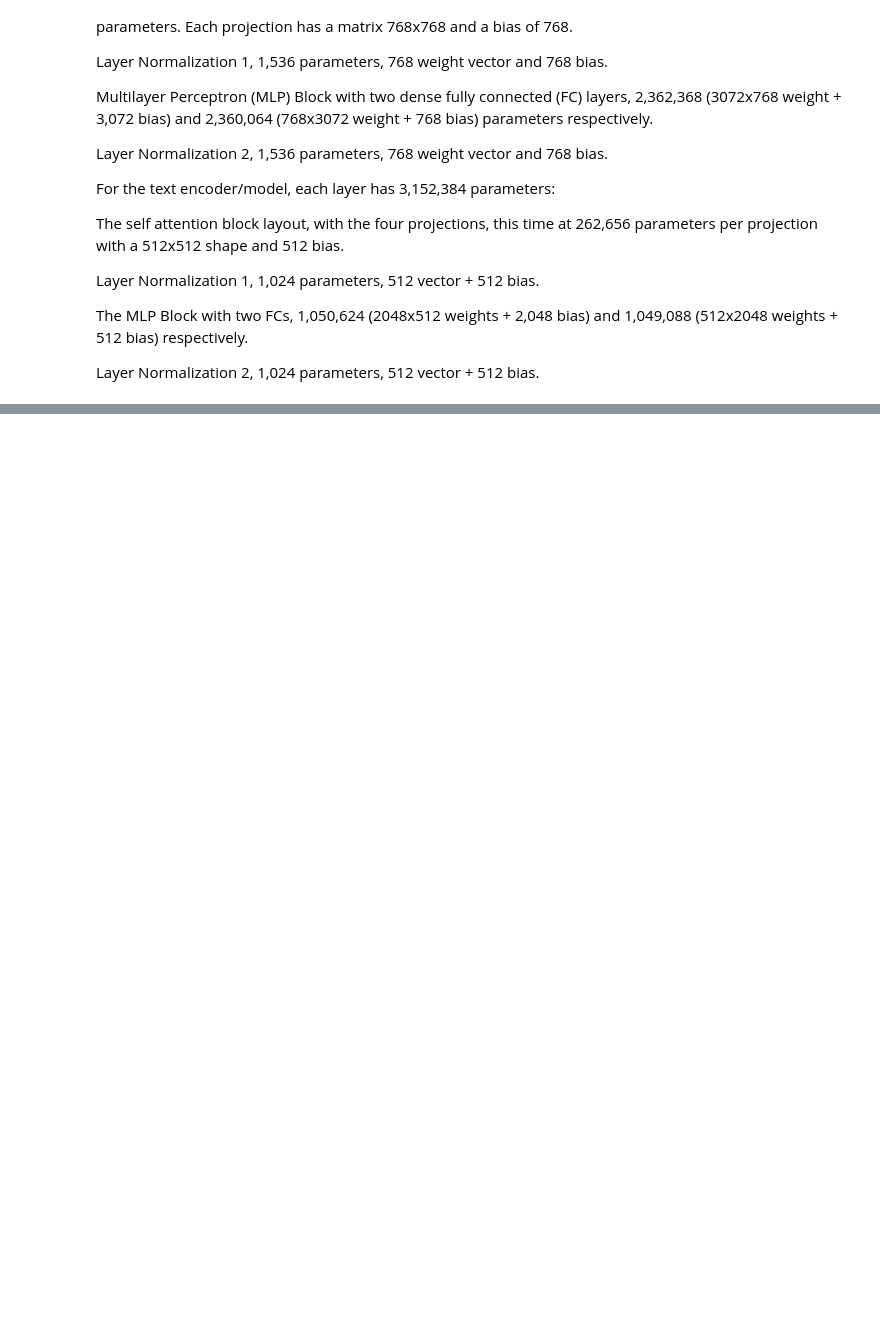
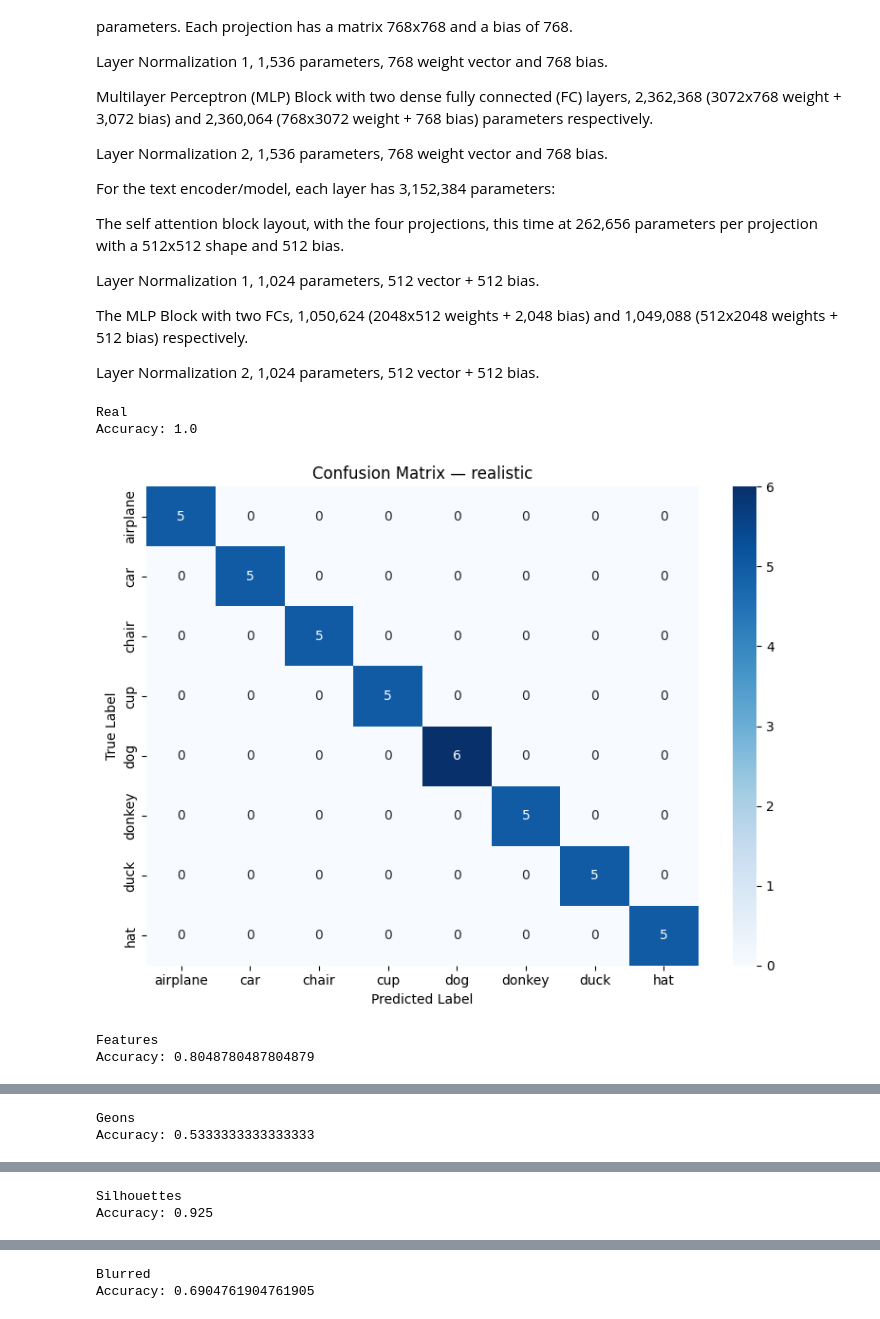
Before and after one commit to AdmiralJPJ/ai, a Jupyter notebook: ML_HW4_Q1.ipynb, the cells around one changed output, grey strips where cells are left out. Cells and saved outputs as stored; diff of their text form; code cells hidden in the pictures; blank space fills up the shorter version.

Commit message:
Updated confusion matrix

```diff
--- a/ML_HW4_Q1.ipynb
+++ b/ML_HW4_Q1.ipynb
@@ -145,6 +167,10 @@ The MLP Block with two FCs, 1,050,624 (2048x512 weights + 2,048 bias) and 1,049,
 
 Layer Normalization 2, 1,024 parameters, 512 vector + 512 bias.
 # %%
+import matplotlib.pyplot as plt
+import seaborn as sns
+
+model.to(device)
 model.eval()
 
 with torch.no_grad():
@@ -181,33 +207,55 @@ def evaluate_condition(dataloader, condition):
     accuracy = np.mean(np.array(y_true) == np.array(y_pred))
 
     return cm, accuracy
+
+def plot_confusion_matrix(cm, categories, condition):
+    plt.figure(figsize=(8, 6))
+    sns.heatmap(
+        cm,
+        annot=True,
+        fmt="d",
+        cmap="Blues",
+        xticklabels=categories,
+        yticklabels=categories
+    )
+    plt.xlabel("Predicted Label")
+    plt.ylabel("True Label")
+    plt.title(f"Confusion Matrix — {condition}")
+    plt.tight_layout()
+    plt.show()
 # %%
 real_cm, real_acc = evaluate_condition(real_dataloader, "realistic")
 
 print("\nReal")
 print("Accuracy:", real_acc)
-print("Confusion Matrix:", real_cm)
+plot_confusion_matrix(cm=real_cm, categories=categories, condition="realistic")
 
-feature_cm, feature_acc = evaluate_condition(feature_dataloader, "features"
+feature_cm, feature_acc = evaluate_condition(feature_dataloader, "features")
 
 print("\nFeatures")
 print("Accuracy:", feature_acc)
-print("Confusion Matrix:", feature_cm)
+plot_confusion_matrix(cm=feature_cm, categories=categories, condition="features")
 
 geon_cm, geon_acc = evaluate_condition(geon_dataloader, "geons")
 
 print("\nGeons")
 print("Accuracy:", geon_acc)
-print("Confusion Matrix:", geon_cm)
+plot_confusion_matrix(cm=geon_cm, categories=categories, condition="geons")
 
 sil_cm, sil_acc = evaluate_condition(sil_dataloader, "silhouettes")
 
 print("\nSilhouettes")
 print("Accuracy:", sil_acc)
-print("Confusion Matrix:", sil_cm)
+plot_confusion_matrix(cm=sil_cm, categories=categories, condition="silhouettes")
 
 blur_cm, blur_acc = evaluate_condition(blur_dataloader, "blurred")
 
 print("\nBlurred")
 print("Accuracy:", blur_acc)
-print("Confusion Matrix:", blur_cm)
+plot_confusion_matrix(cm=blur_cm, categories=categories, condition="blurred")
+# %% [output]
+Real
+Accuracy: 1.0
+[figure, added]
+Features
+Accuracy: 0.8048780487804879
@@ -213,0 +263,2 @@ print("Confusion Matrix:", blur_cm)
+Geons
+Accuracy: 0.5333333333333333
@@ -213,0 +266,2 @@ print("Confusion Matrix:", blur_cm)
+Silhouettes
+Accuracy: 0.925
@@ -213,0 +269,2 @@ print("Confusion Matrix:", blur_cm)
+Blurred
+Accuracy: 0.6904761904761905
```
Also changed, not shown: parts of 5 cells of this notebook.
